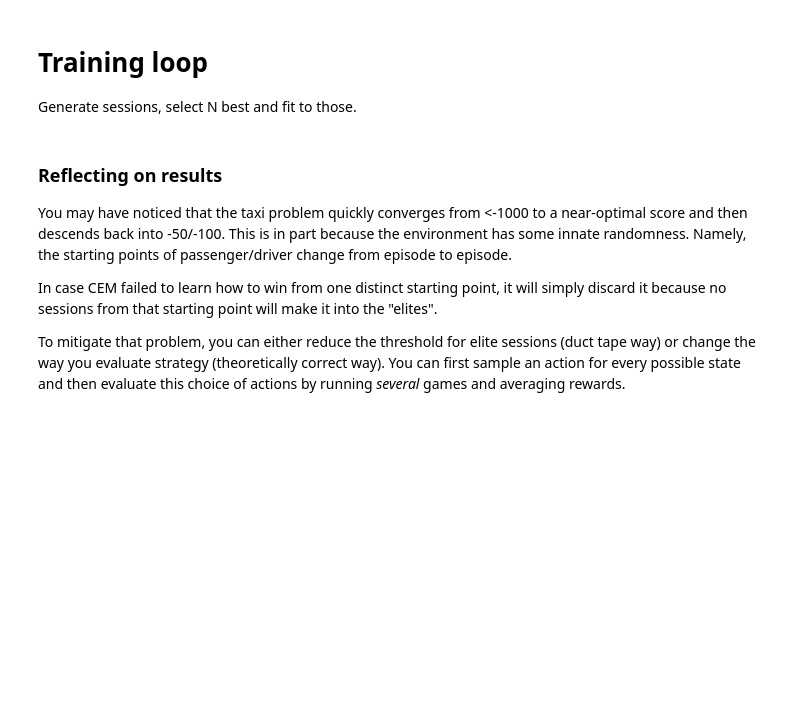
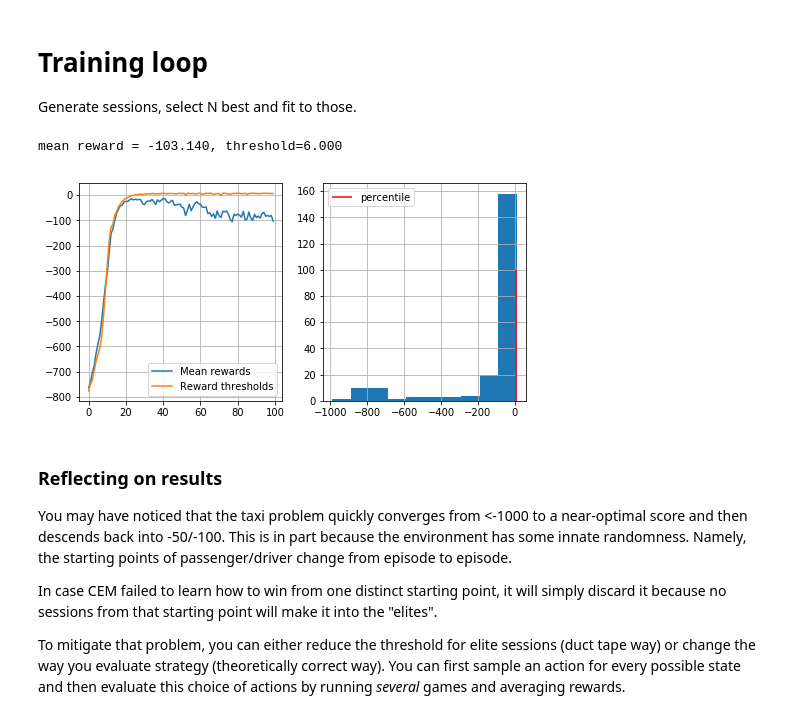
Before and after one commit to Kwatanwa17/Practical_RL, a Jupyter notebook: week1_intro/crossentropy_method.ipynb, the cells around one changed output. Saved outputs shown, nothing was run; the diff lists cells and outputs as text; code cells hidden in the pictures; blank space fills up the shorter version.

```diff
--- a/week1_intro/crossentropy_method.ipynb
+++ b/week1_intro/crossentropy_method.ipynb
@@ -133,17 +130,24 @@ def select_elites(states_batch, actions_batch, rewards_batch, percentile=50):
 
     #<Compute minimum reward for elite sessions. Hint: use np.percentile >
     reward_threshold = np.percentile( rewards_batch, percentile)
-   # print(states_batch)
+    # print(states_batch)
     # print(actions_batch)
     # print(rewards_batch > reward_threshold)
     # print(reward_threshold)
 
-    elite_idx = np.where(rewards_batch>= reward_threshold)
-    print(elite_idx)
+    elite_idx = np.where(rewards_batch>= reward_threshold)[0]
+    # print (rewards_batch)
+    # print(reward_threshold)
+    # print(elite_idx)
 
-    elite_states = [states_batch[i] for i in rewards_batch > reward_threshold]
-    elite_actions = [actions_batch[i] for i in rewards_batch > reward_threshold]
-    print(elite_states)
+    elite_states = []
+    elite_actions = []
+
+    [elite_states.extend(states_batch[i]) for i in elite_idx]
+    [elite_actions.extend(actions_batch[i]) for i in elite_idx]
+
+    # print(states_batch)
+    # print(elite_states)
 
     return elite_states, elite_actions
 # %%
@@ -202,0 +195,3 @@ AssertionError: For percentile 0 you should return all states and actions in chr
+# %%
+elite_states = [1, 2, 3, 4, 2, 0, 2, 3, 1]
+print([i for i in range(n_states) if i not in np.unique(elite_states)])
@@ -218,9 +215,22 @@ def update_policy(elite_states, elite_actions):
 
     new_policy = np.zeros([n_states, n_actions])
 
-    <Your code here: update probabilities for actions given elite states & actions >
+    # <Your code here: update probabilities for actions given elite states & actions >
     # Don't forget to set 1/n_actions for all actions in unvisited states.
 
+    for visited_state in np.unique(elite_states):
+        for idx, state in enumerate(elite_states):
+            if state == visited_state:
+                new_policy[visited_state,elite_actions[idx]] += 1
+
+        new_policy[visited_state,:] /= np.sum(new_policy[visited_state,:])
+
+    unvisited_states = [i for i in range(n_states) if i not in np.unique(elite_states)]
+
+    for unvisited_state in unvisited_states:
+        new_policy[unvisited_state,:] = 1/n_actions
+
+    print(new_policy)
     return new_policy
 # %%
 elite_states = [1, 2, 3, 4, 2, 0, 2, 3, 1]
@@ -280,24 +299,27 @@ policy = np.ones([n_states, n_actions]) / n_actions
 # %%
 n_sessions = 250  # sample this many sessions
 percentile = 50  # take this percent of session with highest rewards
 learning_rate = 0.5  # add this thing to all counts for stability
 
 log = []
 
 for i in range(100):
 
-    %time sessions = [ < generate a list of n_sessions new sessions > ]
+    %time sessions = [generate_session(policy) for i in range(n_sessions)]
 
     states_batch, actions_batch, rewards_batch = zip(*sessions)
 
-    elite_states, elite_actions = <select elite states/actions >
+    elite_states, elite_actions = select_elites(states_batch, actions_batch, rewards_batch, percentile)
 
-    new_policy = <compute new policy >
+    new_policy = update_policy(elite_states, elite_actions)
 
     policy = learning_rate*new_policy + (1-learning_rate)*policy
 
     # display results on chart
     show_progress(rewards_batch, log, percentile)
+# %% [output]
+mean reward = -103.140, threshold=6.000
+[figure, added]
 # %% [markdown]
 ### Reflecting on results
 
```
Also changed, not shown: parts of 7 cells of this notebook.
